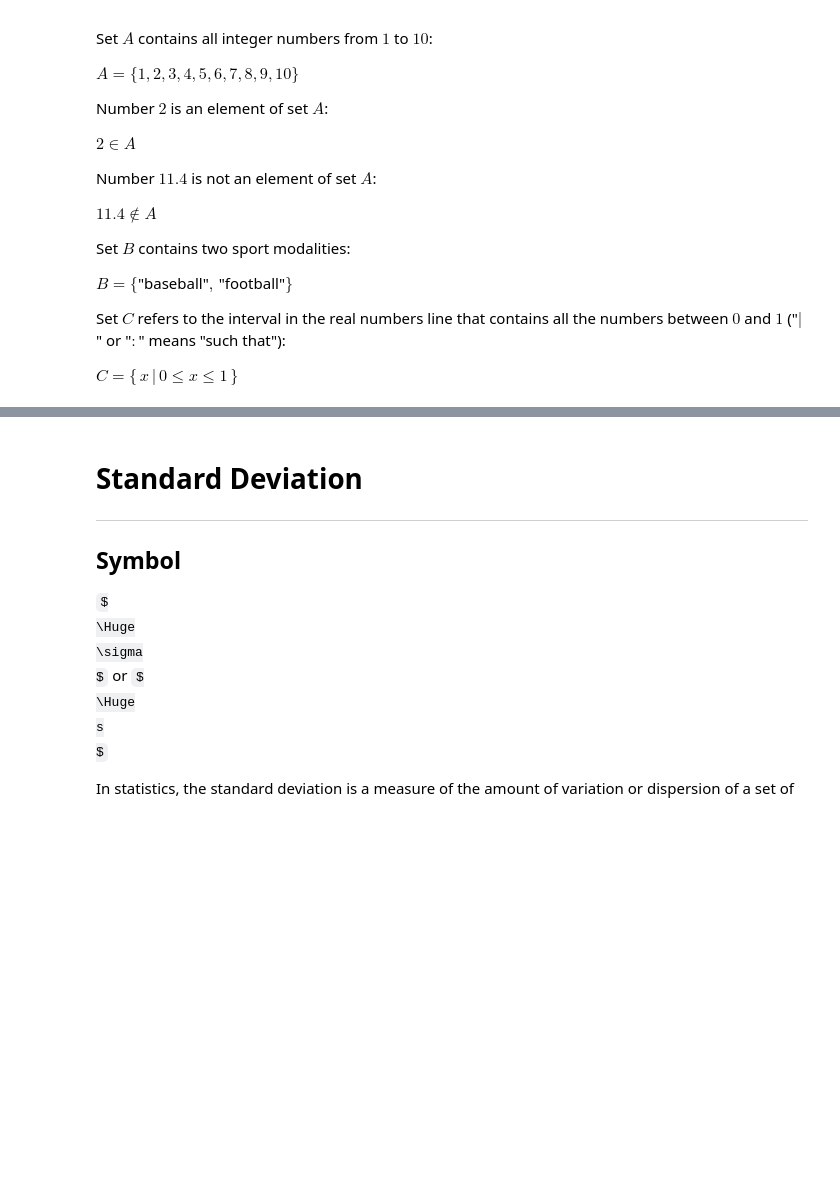
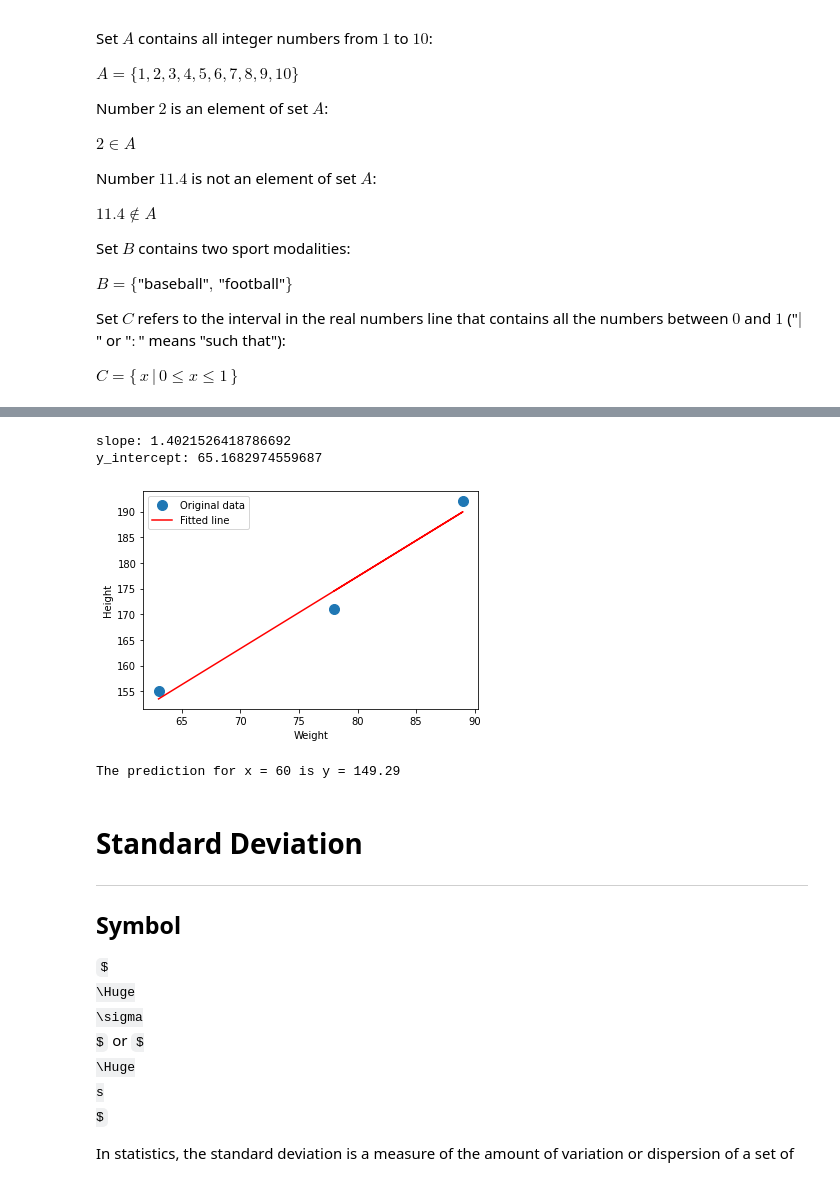
Before and after one commit to logus2k/notebooks, a Jupyter notebook: math_concepts_notation_and_formulae v0.2.ipynb, the cells around one changed output, grey strips where cells are left out. Drawn from its saved outputs; the diff is of its cells as text; code cells hidden in the pictures; some formulas as TeX source; blank space fills up the shorter version.

```diff
--- a/math_concepts_notation_and_formulae v0.2.ipynb
+++ b/math_concepts_notation_and_formulae v0.2.ipynb
@@ -1346,3 +1349,53 @@ print(m)
+# %%
+# A regression model to predict people's height based on their weight
+
+import numpy as np
+import matplotlib.pyplot as plt
+
+# Weight (Kg)
+X = np.array([63, 89, 78])
+# Height (cm)
+Y = np.array([155, 192, 171])
+
+N = len(X)
+
+# Step 1:
+# Calculate the slope using Least-Squares Regression
+slope = ((N * np.dot(X, Y)) - np.sum(X) * np.sum(Y)) / ((N * np.sum(X ** 2)) - (np.sum(X) ** 2))
+print(f"slope: {slope}")
+
+# Step 2:
+# Calculate the y-intercept
+y_intercept = (np.sum(Y) - (slope * np.sum(X))) / N
+print(f"y_intercept: {y_intercept}")
+
+slope = round(slope, 3)
+y_intercept = round(y_intercept, 3)
+
+# Plot the regression line
+plt.plot(X, Y, "o", label="Original data", markersize=10)
+plt.plot(X, slope * X + y_intercept, "r", label="Fitted line")
+plt.xlabel("Weight")
+plt.ylabel("Height")
+
+plt.legend()
+plt.show()
+
+# A sample input weight
+x = 60
+
+# Step 3:
+# Predict a person's height based on his weight
+y = slope * x + y_intercept
+y = round(y, 2)
+
+# The prediction for 60Kg weight is 1.81m height
+print(f"The prediction for x = {x} is y = {y}")
+# %% [output]
+slope: 1.4021526418786692
+y_intercept: 65.1682974559687
+[figure, added]
+The prediction for x = 60 is y = 149.29
 # %% [markdown]
 # Standard Deviation
 ---
```
Also changed, not shown: parts of 2 cells of this notebook, 2 other files.
